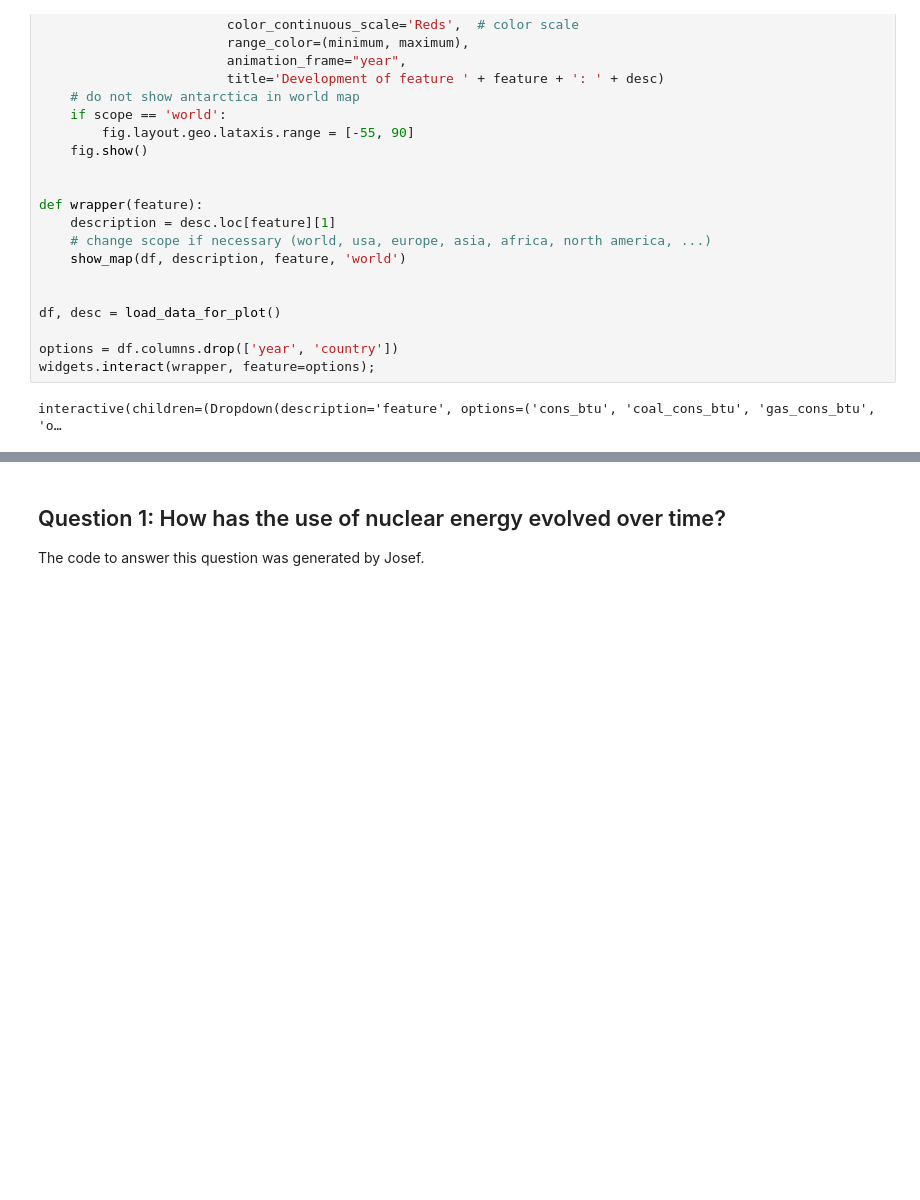
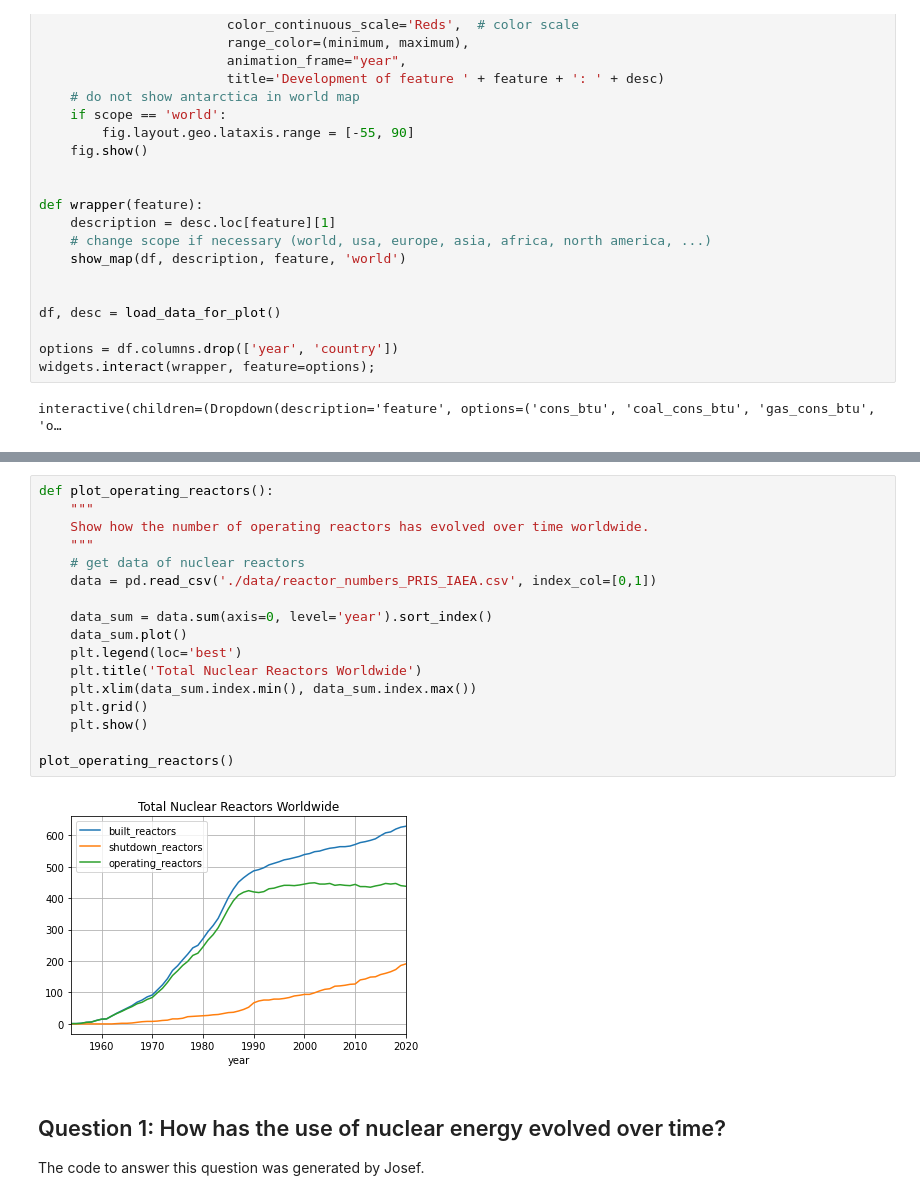
Before and after one commit to e8606876/dopp10, a Jupyter notebook: group_10.ipynb, the cells around one changed output, grey strips where cells are left out. Cells and saved outputs as stored; diff of their text form; blank space fills up the shorter version.

Commit message:
Removed 3x3 geopandas of reactors, expanded timerange of reactor-plot.

```diff
--- a/group_10.ipynb
+++ b/group_10.ipynb
@@ -707,3 +649,22 @@ plot_operating_reactors()
+# %%
+def plot_operating_reactors():
+    """
+    Show how the number of operating reactors has evolved over time worldwide.
+    """
+    # get data of nuclear reactors
+    data = pd.read_csv('./data/reactor_numbers_PRIS_IAEA.csv', index_col=[0,1])
+
+    data_sum = data.sum(axis=0, level='year').sort_index()
+    data_sum.plot()
+    plt.legend(loc='best')
+    plt.title('Total Nuclear Reactors Worldwide')
+    plt.xlim(data_sum.index.min(), data_sum.index.max())
+    plt.grid()
+    plt.show()
+
+plot_operating_reactors()
+# %% [output]
+[figure, added]
 # %% [markdown]
 ## Question 1: How has the use of nuclear energy evolved over time?
 
```
Also changed, not shown: parts of 3 cells of this notebook.
